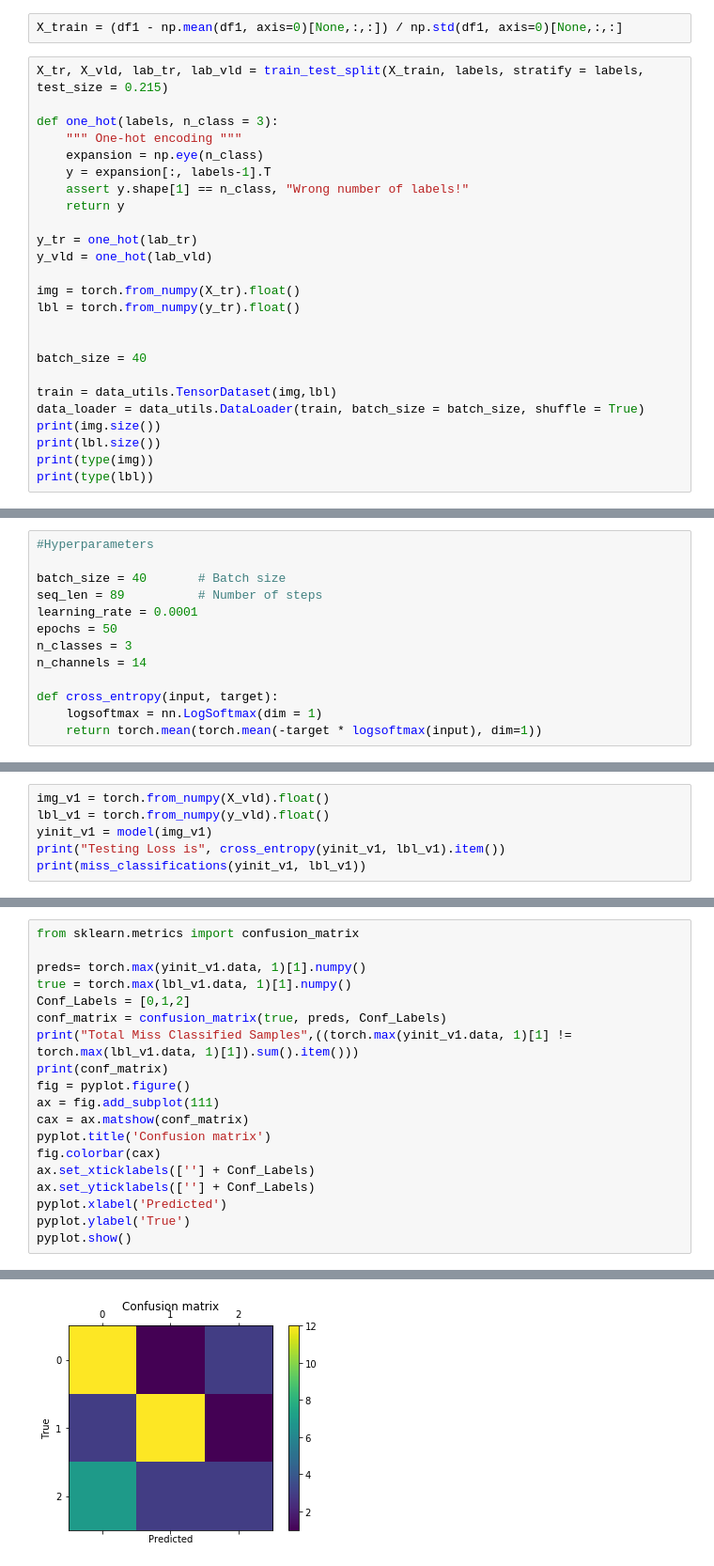
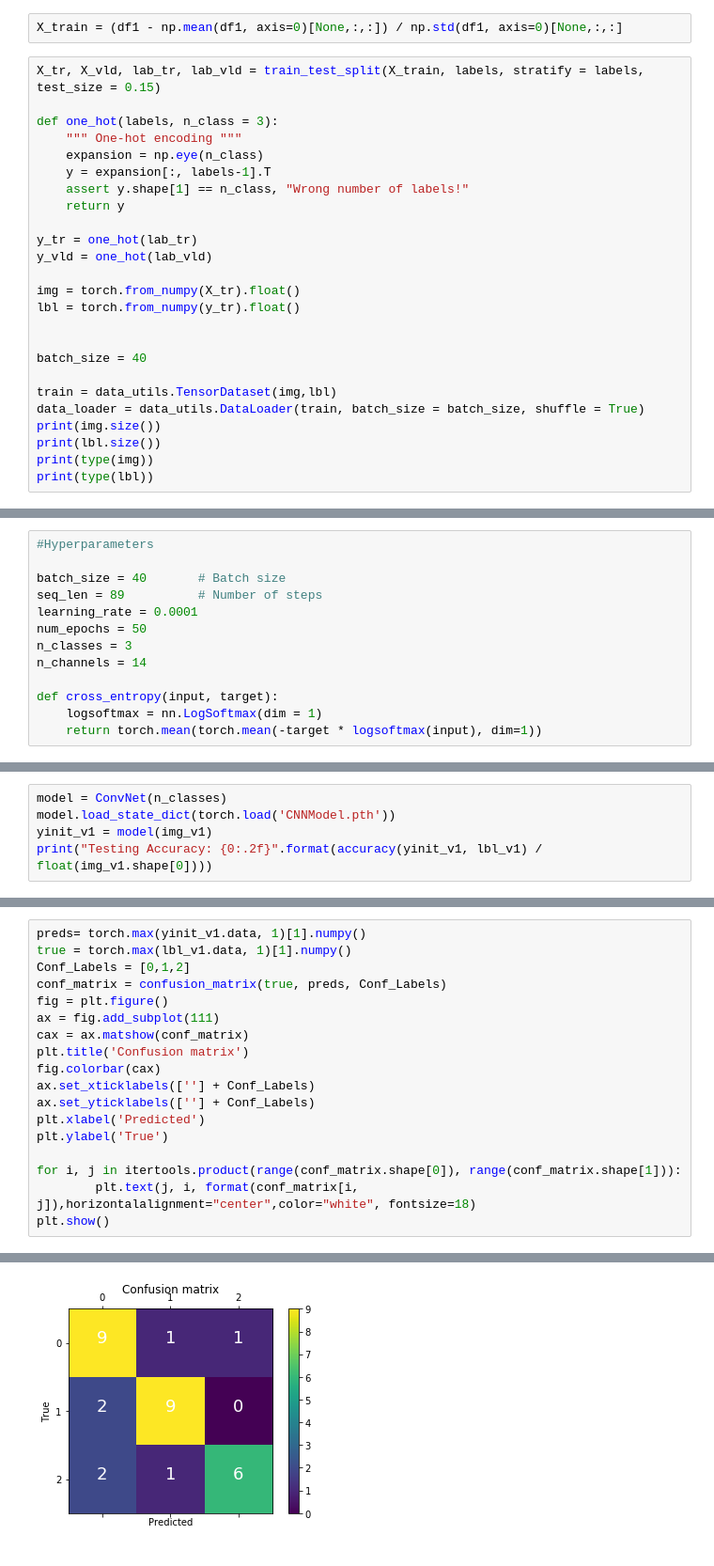
Before and after one commit to harshulgupta2/Challenge, a Jupyter notebook: CNN_TimeSeries.ipynb, the cells around one changed output, grey strips where cells are left out. Shown at 94% size. Saved outputs shown, nothing was run; the diff lists cells and outputs as text.

```diff
--- a/CNN_TimeSeries.ipynb
+++ b/CNN_TimeSeries.ipynb
@@ -32,7 +30,7 @@ For all other conversions use the data-type specific converters pd.to_datetime,
 # %%
 X_train = (df1 - np.mean(df1, axis=0)[None,:,:]) / np.std(df1, axis=0)[None,:,:]
 # %%
-X_tr, X_vld, lab_tr, lab_vld = train_test_split(X_train, labels, stratify = labels, test_size = 0.215)
+X_tr, X_vld, lab_tr, lab_vld = train_test_split(X_train, labels, stratify = labels, test_size = 0.15)
 
 def one_hot(labels, n_class = 3):
     """ One-hot encoding """
@@ -67,7 +60,7 @@ torch.Size([160, 3])
 batch_size = 40       # Batch size
 seq_len = 89          # Number of steps
 learning_rate = 0.0001
-epochs = 50
+num_epochs = 50
 n_classes = 3
 n_channels = 14
 
@@ -177,6 +197,0 @@ Training Miss Classifications: 9
-# %%
-img_v1 = torch.from_numpy(X_vld).float()
-lbl_v1 = torch.from_numpy(y_vld).float()
-yinit_v1 = model(img_v1)
-print("Testing Loss is", cross_entropy(yinit_v1, lbl_v1).item())
-print(miss_classifications(yinit_v1, lbl_v1))
@@ -191,0 +206,5 @@ pyplot.show()
+# %%
+model = ConvNet(n_classes)
+model.load_state_dict(torch.load('CNNModel.pth'))
+yinit_v1 = model(img_v1)
+print("Testing Accuracy: {0:.2f}".format(accuracy(yinit_v1, lbl_v1) / float(img_v1.shape[0])))
@@ -192,20 +213,19 @@ pyplot.show()
 # %%
-from sklearn.metrics import confusion_matrix
-
 preds= torch.max(yinit_v1.data, 1)[1].numpy()
 true = torch.max(lbl_v1.data, 1)[1].numpy()
 Conf_Labels = [0,1,2]
 conf_matrix = confusion_matrix(true, preds, Conf_Labels)
-print("Total Miss Classified Samples",((torch.max(yinit_v1.data, 1)[1] != torch.max(lbl_v1.data, 1)[1]).sum().item()))
-print(conf_matrix)
-fig = pyplot.figure()
+fig = plt.figure()
 ax = fig.add_subplot(111)
 cax = ax.matshow(conf_matrix)
-pyplot.title('Confusion matrix')
+plt.title('Confusion matrix')
 fig.colorbar(cax)
 ax.set_xticklabels([''] + Conf_Labels)
 ax.set_yticklabels([''] + Conf_Labels)
-pyplot.xlabel('Predicted')
-pyplot.ylabel('True')
-pyplot.show()
+plt.xlabel('Predicted')
+plt.ylabel('True')
+
+for i, j in itertools.product(range(conf_matrix.shape[0]), range(conf_matrix.shape[1])):
+        plt.text(j, i, format(conf_matrix[i, j]),horizontalalignment="center",color="white", fontsize=18)
+plt.show()
 # %% [output]
@@ -216 +232 @@ pyplot.show()
-[figure, old version]
+[figure, new version]
```
Also changed, not shown: parts of 10 cells of this notebook.
